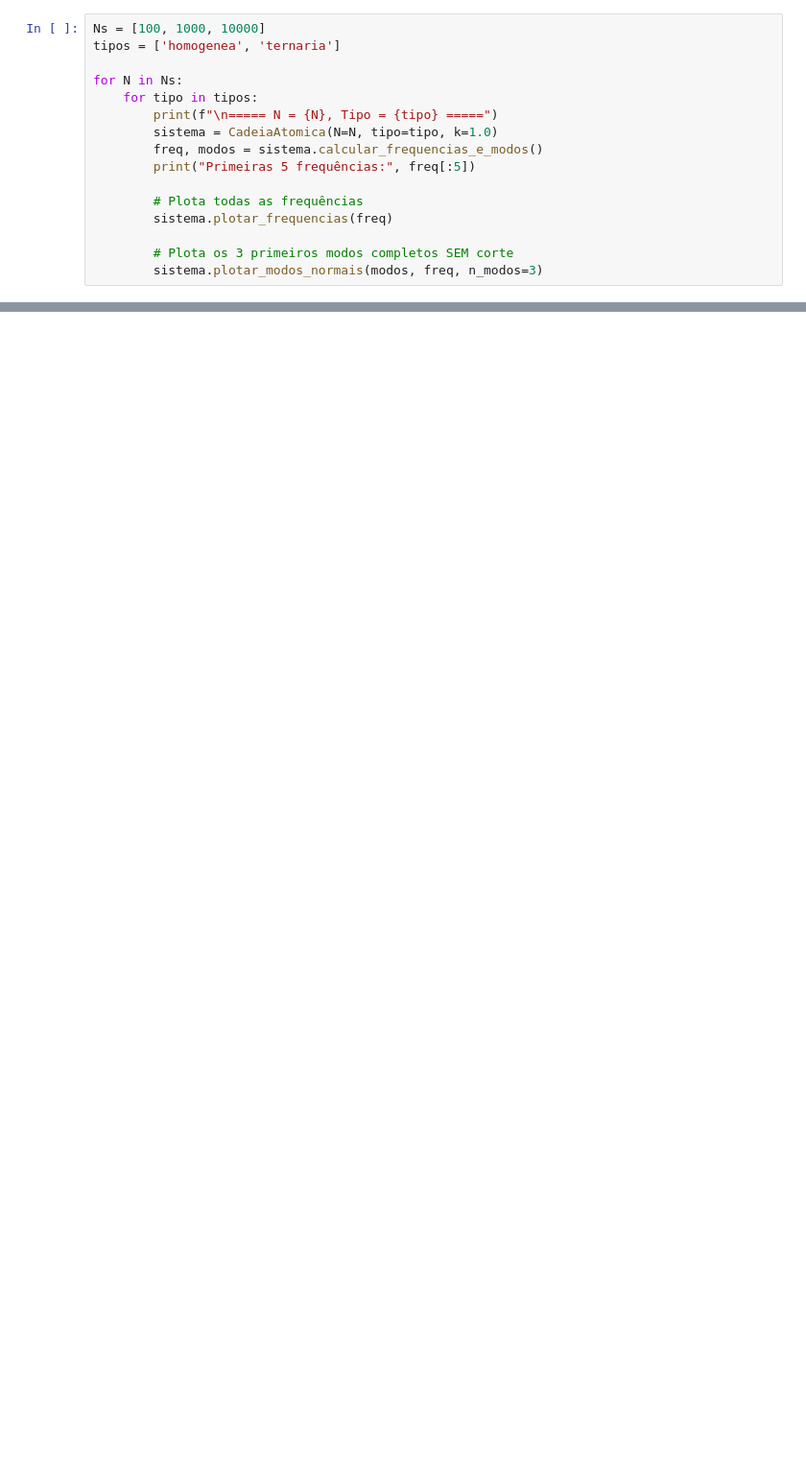
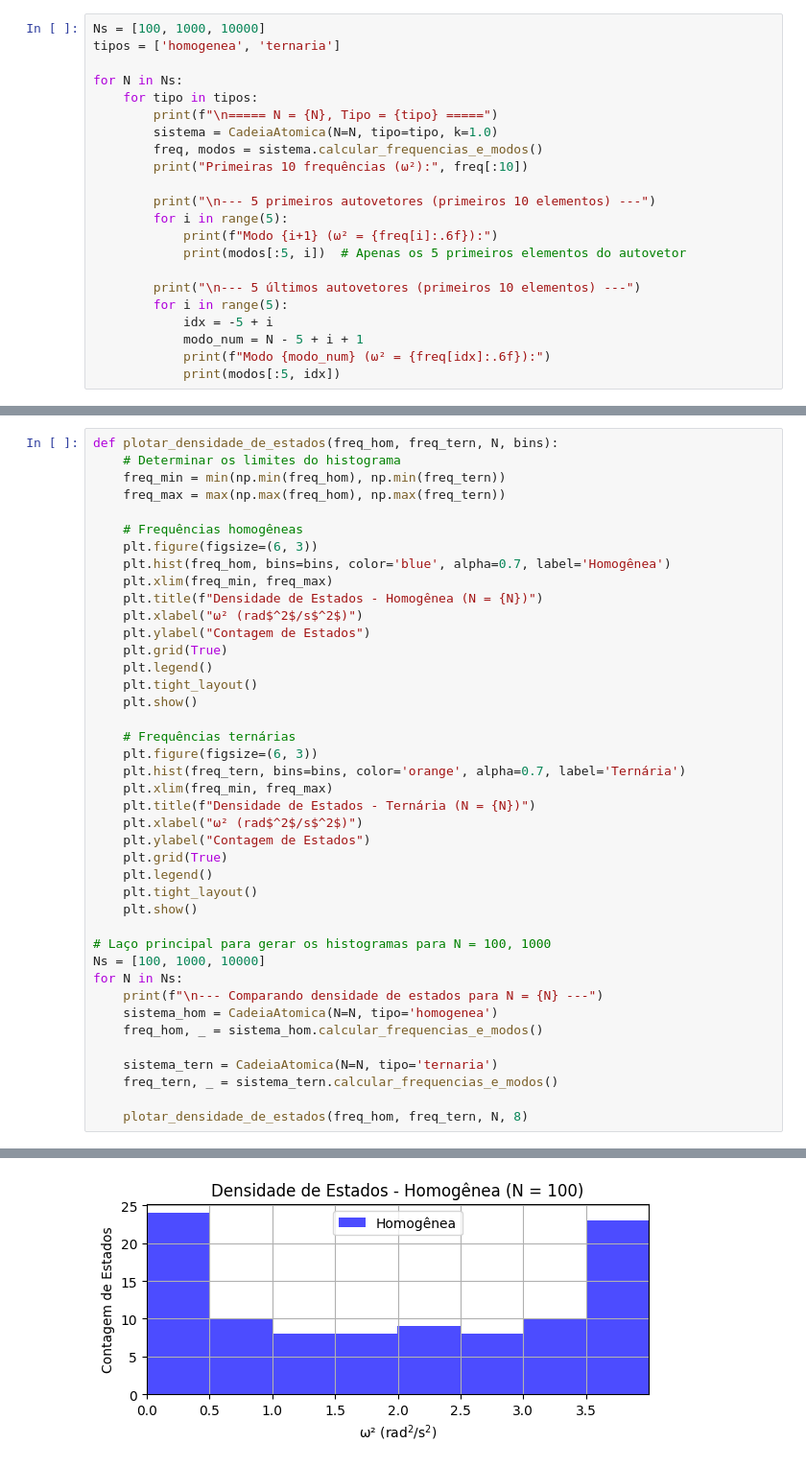
Before and after one commit to gabireisch/av5, a Jupyter notebook: av5.ipynb, the cells around one changed output, grey strips where cells are left out. Shown at 96% size. Drawn from its saved outputs; the diff is of its cells as text; blank space fills up the shorter version.

```diff
--- a/av5.ipynb
+++ b/av5.ipynb
@@ -83,12 +73,18 @@ for N in Ns:
         print(f"\n===== N = {N}, Tipo = {tipo} =====")
         sistema = CadeiaAtomica(N=N, tipo=tipo, k=1.0)
         freq, modos = sistema.calcular_frequencias_e_modos()
-        print("Primeiras 5 frequências:", freq[:5])
+        print("Primeiras 10 frequências (ω²):", freq[:10])
 
-        # Plota todas as frequências
-        sistema.plotar_frequencias(freq)
+        print("\n--- 5 primeiros autovetores (primeiros 10 elementos) ---")
+        for i in range(5):
+            print(f"Modo {i+1} (ω² = {freq[i]:.6f}):")
+            print(modos[:5, i])  # Apenas os 5 primeiros elementos do autovetor
 
-        # Plota os 3 primeiros modos completos SEM corte
-        sistema.plotar_modos_normais(modos, freq, n_modos=3)
+        print("\n--- 5 últimos autovetores (primeiros 10 elementos) ---")
+        for i in range(5):
+            idx = -5 + i
+            modo_num = N - 5 + i + 1
+            print(f"Modo {modo_num} (ω² = {freq[idx]:.6f}):")
+            print(modos[:5, idx])
 # %% [output]
 ===== N = 100, Tipo = homogenea =====
@@ -171,0 +112,42 @@ for N in Ns:
+# %%
+def plotar_densidade_de_estados(freq_hom, freq_tern, N, bins):
+    # Determinar os limites do histograma
+    freq_min = min(np.min(freq_hom), np.min(freq_tern))
+    freq_max = max(np.max(freq_hom), np.max(freq_tern))
+
+    # Frequências homogêneas
+    plt.figure(figsize=(6, 3))
+    plt.hist(freq_hom, bins=bins, color='blue', alpha=0.7, label='Homogênea')
+    plt.xlim(freq_min, freq_max)
+    plt.title(f"Densidade de Estados - Homogênea (N = {N})")
+    plt.xlabel("ω² (rad$^2$/s$^2$)")
+    plt.ylabel("Contagem de Estados")
+    plt.grid(True)
+    plt.legend()
+    plt.tight_layout()
+    plt.show()
+
+    # Frequências ternárias
+    plt.figure(figsize=(6, 3))
+    plt.hist(freq_tern, bins=bins, color='orange', alpha=0.7, label='Ternária')
+    plt.xlim(freq_min, freq_max)
+    plt.title(f"Densidade de Estados - Ternária (N = {N})")
+    plt.xlabel("ω² (rad$^2$/s$^2$)")
+    plt.ylabel("Contagem de Estados")
+    plt.grid(True)
+    plt.legend()
+    plt.tight_layout()
+    plt.show()
+
+# Laço principal para gerar os histogramas para N = 100, 1000
+Ns = [100, 1000, 10000]
+for N in Ns:
+    print(f"\n--- Comparando densidade de estados para N = {N} ---")
+    sistema_hom = CadeiaAtomica(N=N, tipo='homogenea')
+    freq_hom, _ = sistema_hom.calcular_frequencias_e_modos()
+
+    sistema_tern = CadeiaAtomica(N=N, tipo='ternaria')
+    freq_tern, _ = sistema_tern.calcular_frequencias_e_modos()
+
+    plotar_densidade_de_estados(freq_hom, freq_tern, N, 8)
+# %% [output]
@@ -171,0 +155 @@ for N in Ns:
+[figure, added]
```
Also changed, not shown: parts of 10 cells of this notebook, 3 other files.
